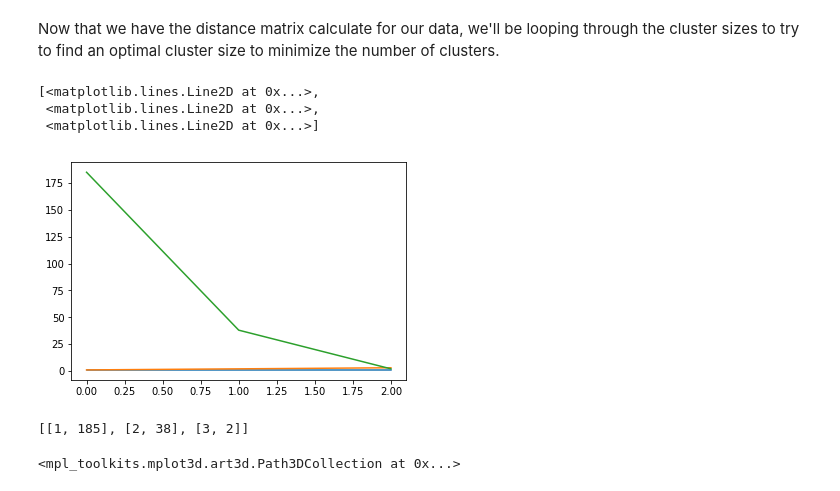
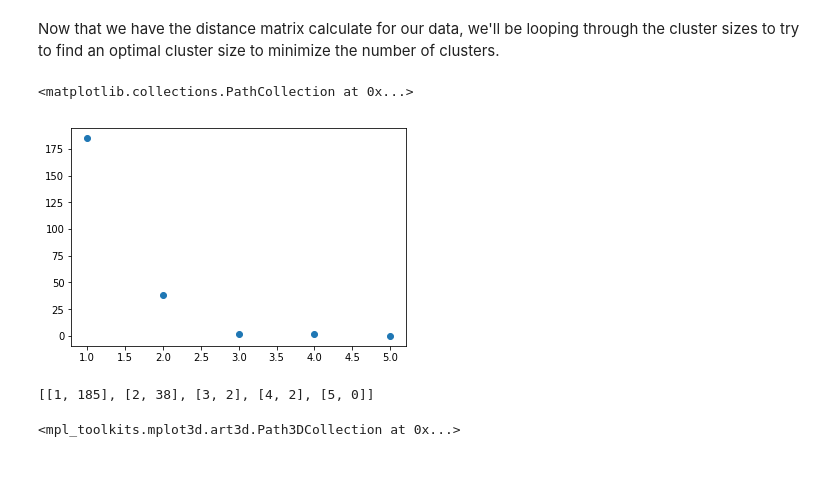
Before and after one commit to robertwatkins/playground-robert, a Jupyter notebook: Python/Jupyter/apache/ApacheNGram-Experiment2.ipynb, the cells around one changed output. Drawn from its saved outputs; the diff is of its cells as text; code cells hidden in the pictures.

Commit message:
performed additional analysis to find a better set of parameters (with some bit of evidence to support that) clustering

```diff
--- a/Python/Jupyter/apache/ApacheNGram-Experiment2.ipynb
+++ b/Python/Jupyter/apache/ApacheNGram-Experiment2.ipynb
@@ -251,21 +251,24 @@ Now that we have the distance matrix calculate for our data, we'll be looping th
 # %%
 my_leaf_size = 30
 
+X = []
+cluster_count_Y = []
 results = []
-for my_eps in range(1,4):
+for my_eps in range(1,6):
     clustering = DBSCAN(algorithm='auto', eps=my_eps, leaf_size=my_leaf_size, metric='precomputed').fit(distance_matrix)
-    results.append([1,my_eps,clustering.labels_.max()])
+    cluster_count = clustering.labels_.max()
+    X.append(my_eps)
+    cluster_count_Y.append(cluster_count)
+    results.append([my_eps,cluster_count])
 
-plt.plot(results)
+plt.scatter(X,cluster_count_Y)
 # %% [output]
-[<matplotlib.lines.Line2D at 0x...>,
- <matplotlib.lines.Line2D at 0x...>,
- <matplotlib.lines.Line2D at 0x...>]
+<matplotlib.collections.PathCollection at 0x...>
-[figure, old version]
+[figure, new version]
 # %%
 print(results)
 # %% [output]
-[[1, 185], [2, 38], [3, 2]]
+[[1, 185], [2, 38], [3, 2], [4, 2], [5, 0]]
 # %%
 my_leaf_size = 30
 
```
Also changed, not shown: parts of 3 cells of this notebook.
